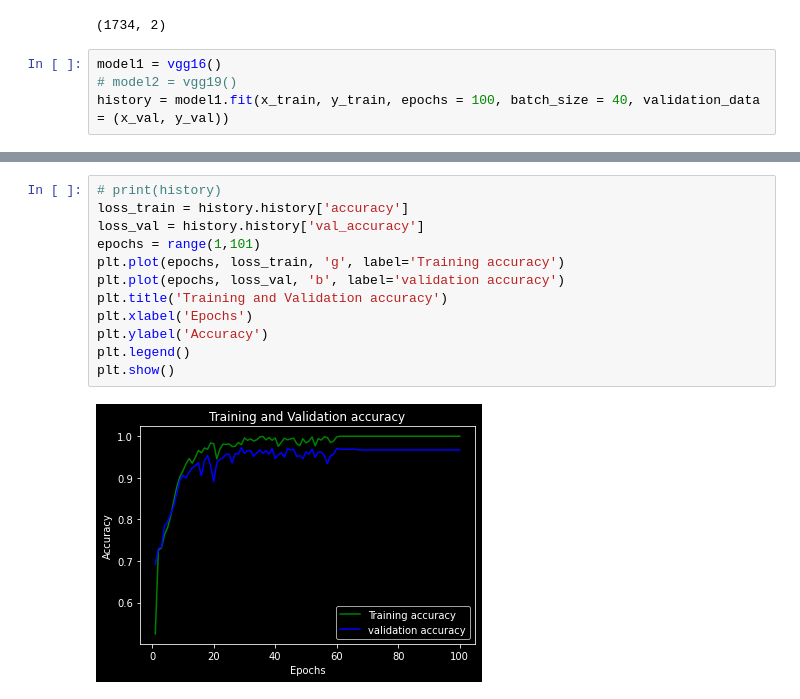
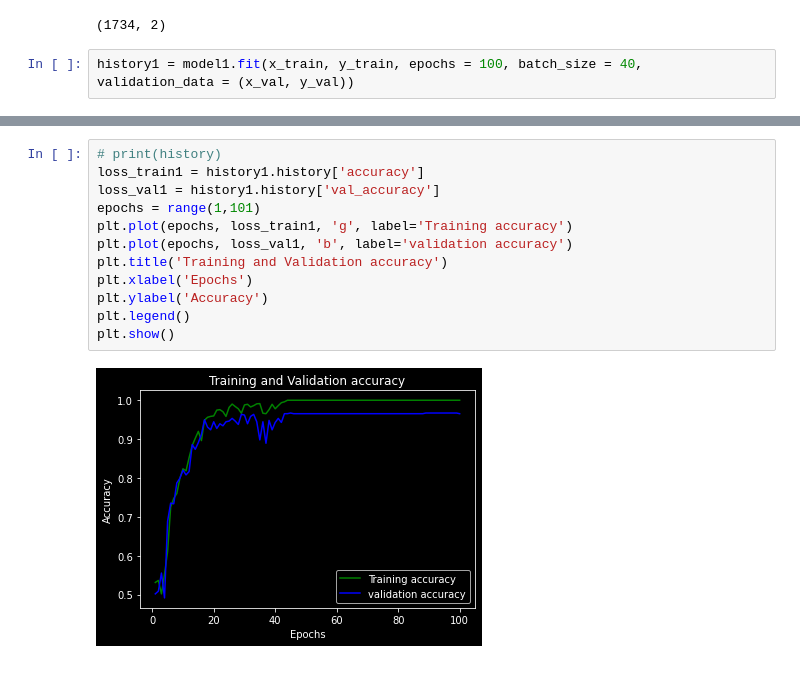
Before and after one commit to premanshsharma/Brain-Tumor-Detection, a Jupyter notebook: btp_clg_vgg16.ipynb, the cells around one changed output, grey strips where cells are left out. Cells and saved outputs as stored; diff of their text form.

```diff
--- a/btp_clg_vgg16.ipynb
+++ b/btp_clg_vgg16.ipynb
@@ -145,8 +147,6 @@ y_train.shape
 # %% [output]
 (1734, 2)
 # %%
-model1 = vgg16()
-# model2 = vgg19()
-history = model1.fit(x_train, y_train, epochs = 100, batch_size = 40, validation_data = (x_val, y_val))
+history1 = model1.fit(x_train, y_train, epochs = 100, batch_size = 40, validation_data = (x_val, y_val))
 # %% [output]
 Epoch 1/100
@@ -169,16 +169,16 @@ Epoch 100/100
 # %%
 # print(history)
-loss_train = history.history['accuracy']
-loss_val = history.history['val_accuracy']
+loss_train1 = history1.history['accuracy']
+loss_val1 = history1.history['val_accuracy']
 epochs = range(1,101)
-plt.plot(epochs, loss_train, 'g', label='Training accuracy')
-plt.plot(epochs, loss_val, 'b', label='validation accuracy')
+plt.plot(epochs, loss_train1, 'g', label='Training accuracy')
+plt.plot(epochs, loss_val1, 'b', label='validation accuracy')
 plt.title('Training and Validation accuracy')
 plt.xlabel('Epochs')
 plt.ylabel('Accuracy')
 plt.legend()
 plt.show()
 # %% [output]
-[figure, old version]
+[figure, new version]
 # %%
 print("Evaluate on test data")
```
Also changed, not shown: parts of 8 cells of this notebook.
